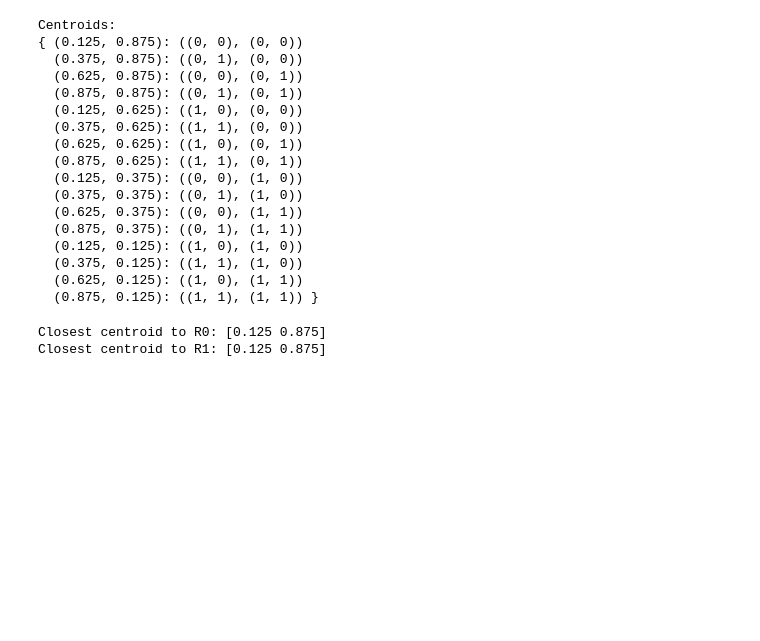
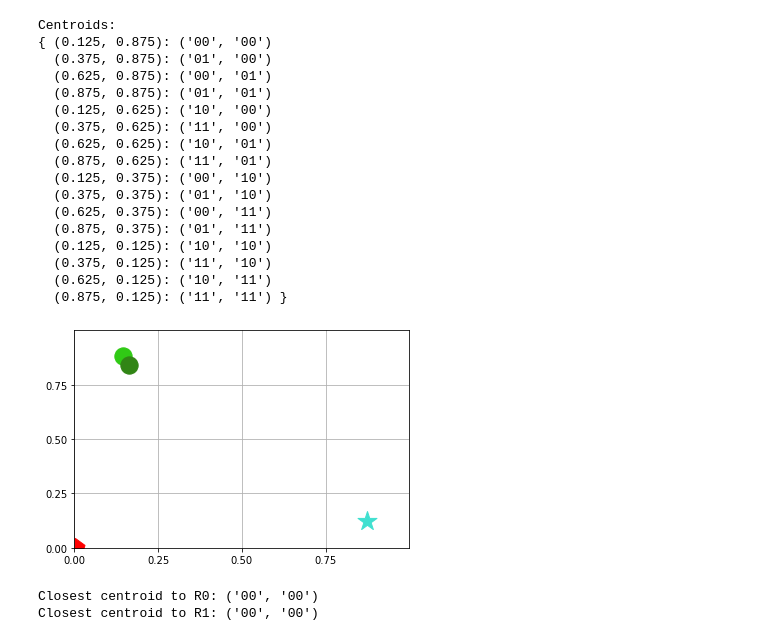
Before and after one commit to salvatorezam/quantum-swarm-path-planning, a Jupyter notebook: swarm_with_grover.ipynb, the cells around one changed output. Drawn from its saved outputs; the diff is of its cells as text; code cells hidden in the pictures; blank space fills up the shorter version.

```diff
--- a/swarm_with_grover.ipynb
+++ b/swarm_with_grover.ipynb
@@ -248,54 +249,59 @@ groverPlanner.find_path(start_cell="00", target_cell="11")
 # %%
 # Centroid handling -------------------------------------------------------------------------
 # %%
-# returns a dict where:
+# returns a dict so that:
 #  - the keys are the coordinates of the centroids of a square dim_map x dim_map map of side length 1
 #  - the values are in the form (micro_cell, macro_cell) of the centroids
 def find_centroids(dim_map):
 
     unit_displacement = 1 / (dim_map*2)
+
     centroids_coords = []
     for i in range(dim_map,0,-1):
         row = []
         for j in range(dim_map):
             row.append((j*unit_displacement*2 + unit_displacement, i*unit_displacement*2 - unit_displacement))
         centroids_coords.append(row)
 
-    centroids = {t: ((i%2, j%2), (0 if t[1] > 0.5 else 1, 0 if t[0] < 0.5 else 1))
+    centroids_dict = {t: (f"{str(i%2)}{str(j%2)}", f"{0 if t[1] > 0.5 else 1}{0 if t[0] < 0.5 else 1}")
      for i,row in enumerate(centroids_coords) for j,t in enumerate(row)}
-    return centroids
+
+    return centroids_dict
 
 centroids = find_centroids(4)
+
 print("Centroids:\n{ " + "\n  ".join(f"{k}: {v} " for k, v in centroids.items()) + "}")
+plot_scatterplot() # for commodity
 # %% [output]
 Centroids:
-{ (0.125, 0.875): ((0, 0), (0, 0))
-  (0.375, 0.875): ((0, 1), (0, 0))
-  (0.625, 0.875): ((0, 0), (0, 1))
-  (0.875, 0.875): ((0, 1), (0, 1))
-  (0.125, 0.625): ((1, 0), (0, 0))
-  (0.375, 0.625): ((1, 1), (0, 0))
-  (0.625, 0.625): ((1, 0), (0, 1))
-  (0.875, 0.625): ((1, 1), (0, 1))
-  (0.125, 0.375): ((0, 0), (1, 0))
-  (0.375, 0.375): ((0, 1), (1, 0))
-  (0.625, 0.375): ((0, 0), (1, 1))
-  (0.875, 0.375): ((0, 1), (1, 1))
-  (0.125, 0.125): ((1, 0), (1, 0))
-  (0.375, 0.125): ((1, 1), (1, 0))
-  (0.625, 0.125): ((1, 0), (1, 1))
-  (0.875, 0.125): ((1, 1), (1, 1)) }
+{ (0.125, 0.875): ('00', '00')
+  (0.375, 0.875): ('01', '00')
+  (0.625, 0.875): ('00', '01')
+  (0.875, 0.875): ('01', '01')
+  (0.125, 0.625): ('10', '00')
+  (0.375, 0.625): ('11', '00')
+  (0.625, 0.625): ('10', '01')
+  (0.875, 0.625): ('11', '01')
+  (0.125, 0.375): ('00', '10')
+  (0.375, 0.375): ('01', '10')
+  (0.625, 0.375): ('00', '11')
+  (0.875, 0.375): ('01', '11')
+  (0.125, 0.125): ('10', '10')
+  (0.375, 0.125): ('11', '10')
+  (0.625, 0.125): ('10', '11')
+  (0.875, 0.125): ('11', '11') }
+[figure, added]
 # %%
 # returns the centroid of the cell that a point of coordinates (x,y) is located in
 def find_closest_centroid(centroids, x, y):
-    centroids = np.array(centroids)
-    distances = np.linalg.norm(centroids-np.array([x, y]), axis=1)
-    return centroids[np.argmin(distances)]
+    centroids_coords = np.array(list(centroids.keys()))
+    distances = np.linalg.norm(centroids_coords-np.array([x, y]), axis=1)
+    return centroids[tuple(centroids_coords[np.argmin(distances)])]
 
 for r in Robotx._registry:
     print(f"Closest centroid to {r.name}: {find_closest_centroid(centroids, r.betax, r.betay)}")
 # %% [output]
-Closest centroid to R0: [0.125 0.875]
-Closest centroid to R1: [0.125 0.875]
+Closest centroid to R0: ('00', '00')
+Closest centroid to R1: ('00', '00')
 # %%
 # Reshuffling ----------------------------------------------------------------------------
```
Also changed, not shown: parts of 14 cells of this notebook.
